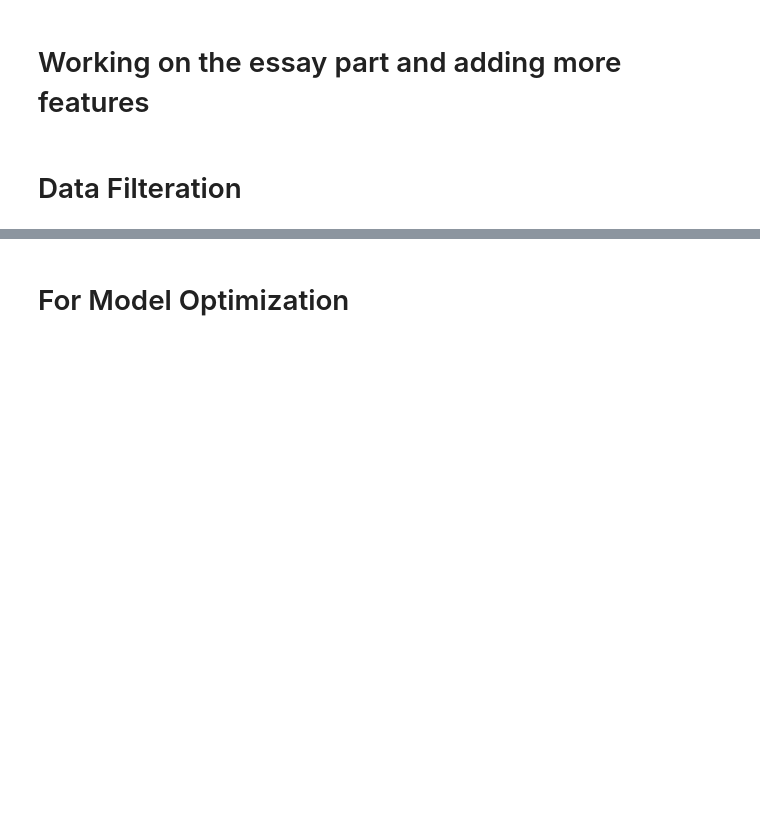
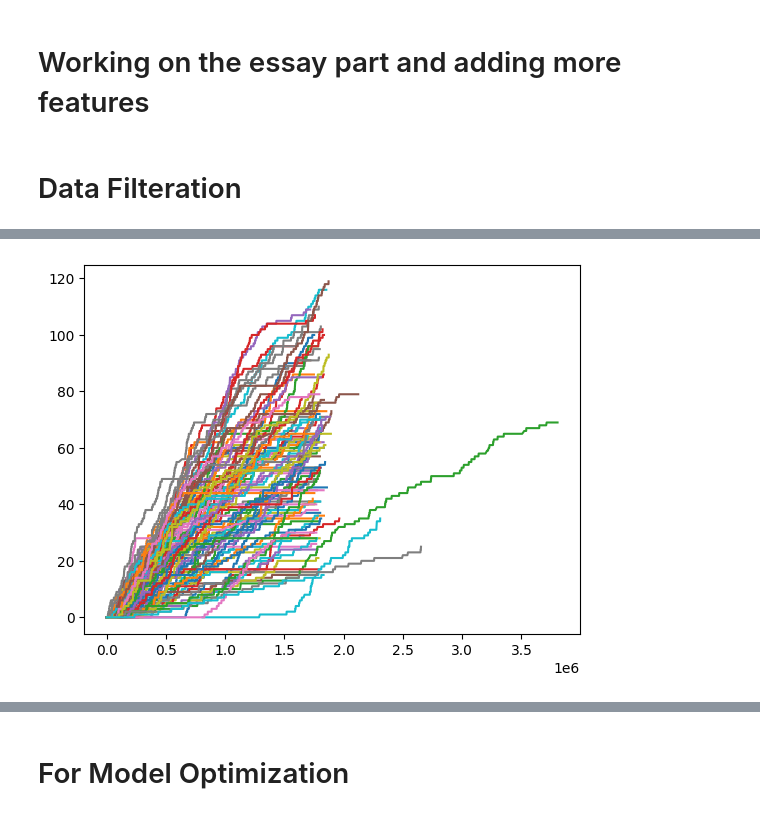
Before and after one commit to kirtan517/Linking-Writing-Processes-to-Writing-Quality, a Jupyter notebook: Main.ipynb, the cells around one changed output, grey strips where cells are left out. Saved outputs shown, nothing was run; the diff lists cells and outputs as text; code cells hidden in the pictures; blank space fills up the shorter version.

```diff
--- a/Main.ipynb
+++ b/Main.ipynb
@@ -465,2 +476,2 @@ test_postprocessed_df = pd.DataFrame(test_postprocessed_numpy,columns=post_proce
 # %%
-# train_processed_df = ConcatAlongId(train_processed_df,train_logs_df)
+train_processed_df = ConcatAlongId(train_processed_df,train_logs_df)
@@ -469 +494,17 @@ test_postprocessed_df = pd.DataFrame(test_postprocessed_numpy,columns=post_proce
+# %%
+k = 0
+for i in train_processed_df["id"].unique():
+    temp_df = train_processed_df[train_processed_df["id"] == i]
+    final = []
+    sum = 0
+    for i in temp_df["Down_Punchuations"]:
+        sum += i
+        final.append(sum)
+    plt.plot(temp_df["down_time"],final)
+    k+=1
+    if k == 100:
+        break
+plt.show()
+# %% [output]
+[figure, added]
 # %%
```
Also changed, not shown: parts of 23 cells of this notebook, 2 other files.
